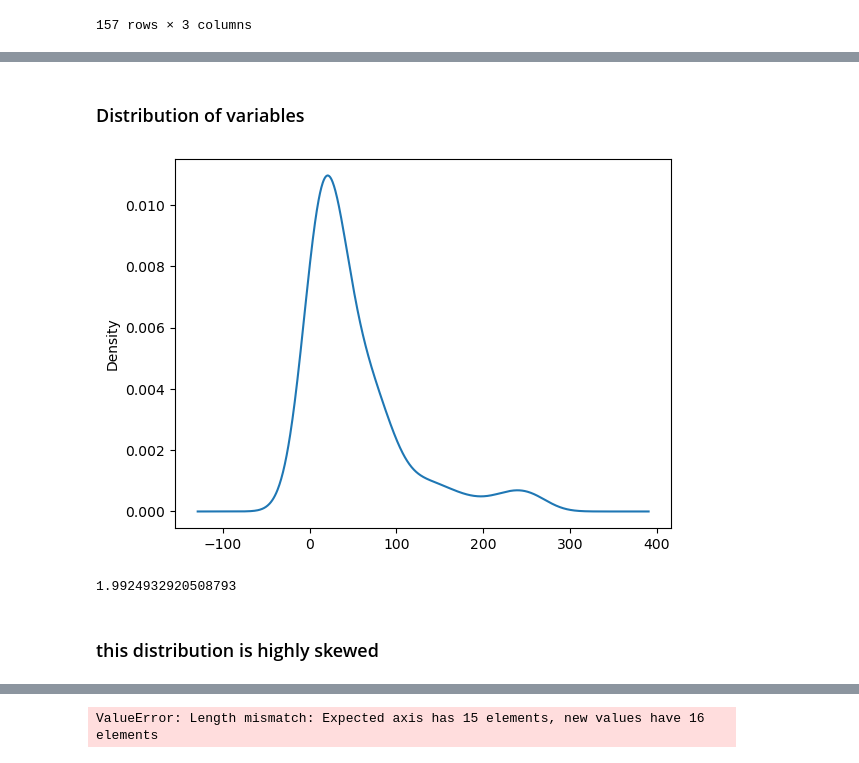
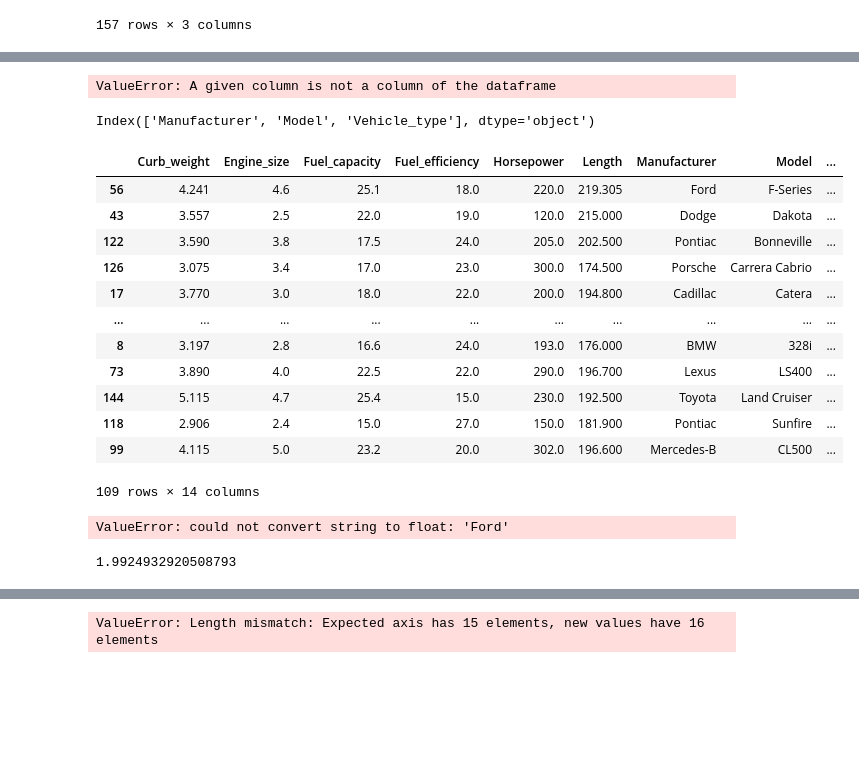
Before and after one commit to kroopeshrajput/Linear_regression_OLS_Car_sales, a Jupyter notebook: Car_Sales_LinearRegression.ipynb, the cells around one changed output, grey strips where cells are left out. Cells and saved outputs as stored; diff of their text form; code cells hidden in the pictures; blank space fills up the shorter version.

```diff
--- a/Car_Sales_LinearRegression.ipynb
+++ b/Car_Sales_LinearRegression.ipynb
@@ -275,2 +227,3 @@ cars_new.loc[:, 'log_sales'] = np.log(cars.loc[:, 'Sales_in_thousands'])
 # %%
-x_var = cars_new.columns.difference(['log_sales', 'Sales_in_thousands'])
+x_var = cars_new.columns.difference( ['log_sales', 'Sales_in_thousands' ] )
+y_var = 'log_sales'
@@ -289,13 +230,61 @@ x_var = cars_new.columns.difference(['log_sales', 'Sales_in_thousands'])
-# %% [markdown]
-### Distribution of variables
-# %%
-cars.Sales_in_thousands.plot(kind='kde')
-plt.show()
-# %% [output]
-[figure, removed]
+# %%
+x_train, x_test, y_train, y_test = train_test_split( cars_new[x_var], cars_new[y_var], test_size= 0.3, random_state = 5 )
+# %%
+con_ct = Pipeline(
+    steps=[("imputer", SimpleImputer(strategy="mean")),
+           ("scaler", StandardScaler())]
+)
+
+cat_ct = Pipeline(
+    steps=[
+        ("encoder", OneHotEncoder(handle_unknown="ignore")),
+    ]
+)
+preprocessor = ColumnTransformer(
+    transformers=[
+        ("cont", con_ct, cars_con_var),
+        ("cat", cat_ct, cars_cat_var),
+    ]
+)
+
+preprocessor.fit_transform(x_train)
+# %% [output]
+ValueError: A given column is not a column of the dataframe
+# %%
+cars_cat_var
+# %% [output]
+Index(['Manufacturer', 'Model', 'Vehicle_type'], dtype='object')
+# %%
+lm = Pipeline(
+    steps = [
+        ('preprocessor', preprocessor), ('regressor', LinearRegression())
+    ]
+)
+# %% [output]
+|  | Curb_weight | Engine_size | Fuel_capacity | Fuel_efficiency | Horsepower | Length | Manufacturer | Model | ... |
+| 56 | 4.241 | 4.6 | 25.1 | 18.0 | 220.0 | 219.305 | Ford | F-Series | ... |
+| 43 | 3.557 | 2.5 | 22.0 | 19.0 | 120.0 | 215.000 | Dodge | Dakota | ... |
+| 122 | 3.590 | 3.8 | 17.5 | 24.0 | 205.0 | 202.500 | Pontiac | Bonneville | ... |
+| 126 | 3.075 | 3.4 | 17.0 | 23.0 | 300.0 | 174.500 | Porsche | Carrera Cabrio | ... |
+| 17 | 3.770 | 3.0 | 18.0 | 22.0 | 200.0 | 194.800 | Cadillac | Catera | ... |
+| ... | ... | ... | ... | ... | ... | ... | ... | ... | ... |
+| 8 | 3.197 | 2.8 | 16.6 | 24.0 | 193.0 | 176.000 | BMW | 328i | ... |
+| 73 | 3.890 | 4.0 | 22.5 | 22.0 | 290.0 | 196.700 | Lexus | LS400 | ... |
+| 144 | 5.115 | 4.7 | 25.4 | 15.0 | 230.0 | 192.500 | Toyota | Land Cruiser | ... |
+| 118 | 2.906 | 2.4 | 15.0 | 27.0 | 150.0 | 181.900 | Pontiac | Sunfire | ... |
+| 99 | 4.115 | 5.0 | 23.2 | 20.0 | 302.0 | 196.600 | Mercedes-B | CL500 | ... |
+109 rows × 14 columns
+# %%
+lin_reg = LinearRegression()
+lin_reg.fit(x_train, y_train)
+
+y_tr_pred = lin_reg.predict(train)
+lin_mse = mean_squared_error(y_train, y_tr_pred)
+lin_rmse = np.sqrt(lin_mse)
+print('linear_train_rmse', lin_rmse) #model might be underfitting
+# %% [output]
+ValueError: could not convert string to float: 'Ford'
 # %%
 cars.Sales_in_thousands.skew()
 # %% [output]
 1.9924932920508793
-# %% [markdown]
-### this distribution is highly skewed
```
Also changed, not shown: parts of 20 cells of this notebook.
